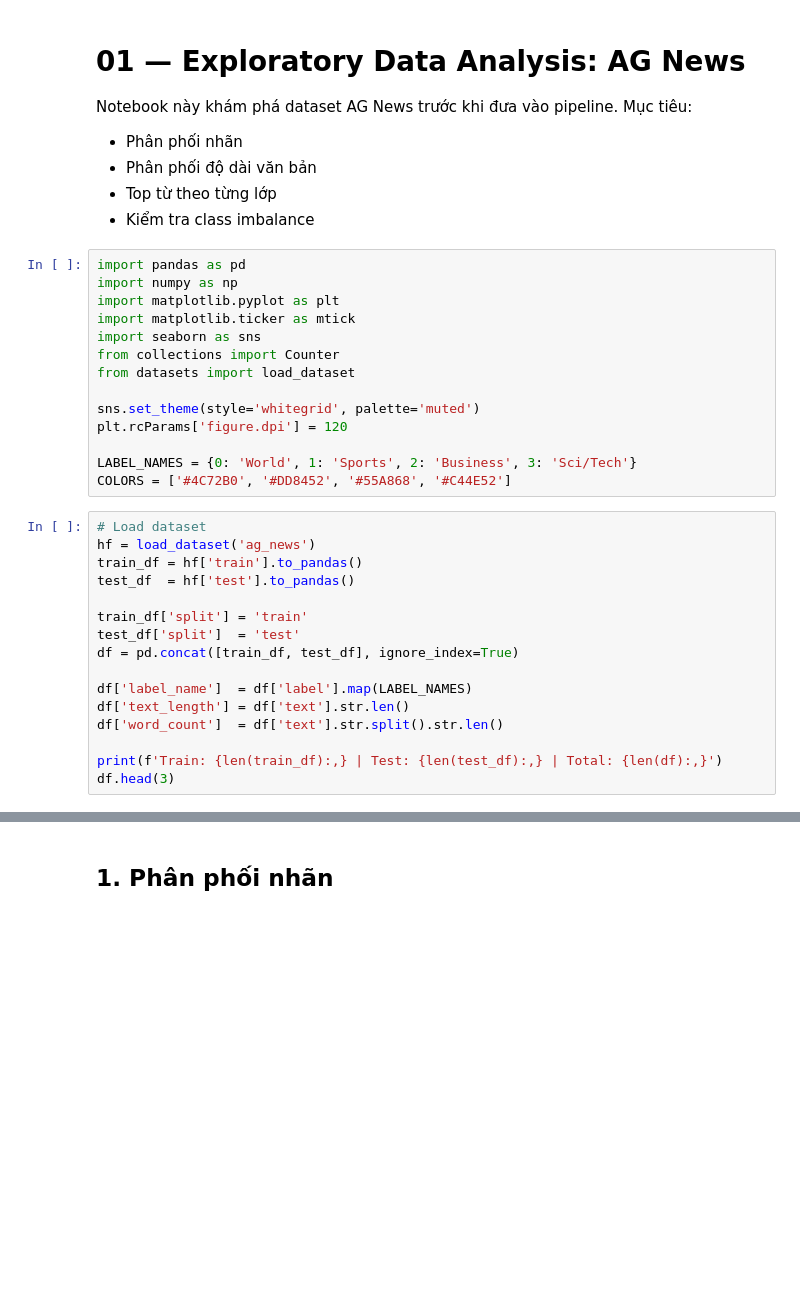
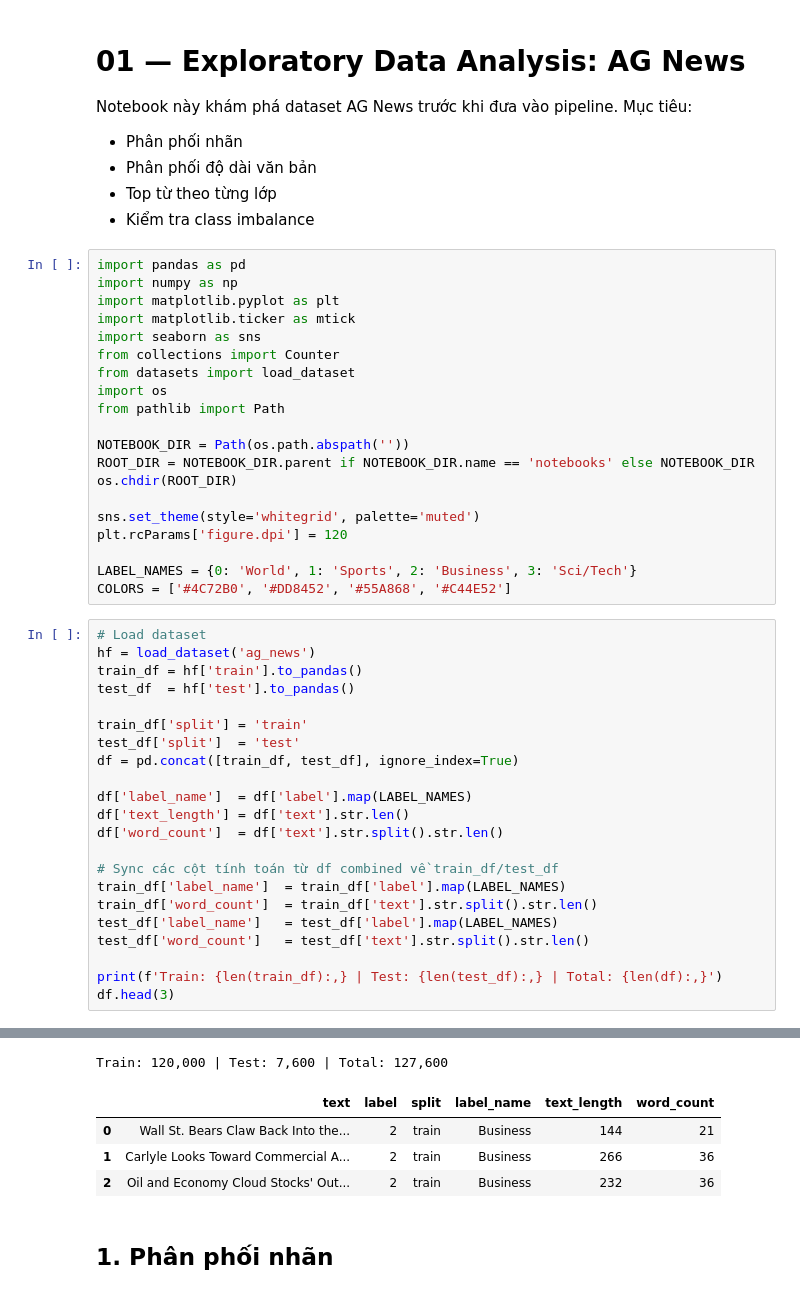
Before and after one commit to gwncmh/RAY-experiment, a Jupyter notebook: notebooks/01_eda.ipynb, the cells around one changed output, grey strips where cells are left out. Drawn from its saved outputs; the diff is of its cells as text; blank space fills up the shorter version.

```diff
--- a/notebooks/01_eda.ipynb
+++ b/notebooks/01_eda.ipynb
@@ -15,6 +15,12 @@ import matplotlib.ticker as mtick
 import seaborn as sns
 from collections import Counter
 from datasets import load_dataset
+import os
+from pathlib import Path
+
+NOTEBOOK_DIR = Path(os.path.abspath(''))
+ROOT_DIR = NOTEBOOK_DIR.parent if NOTEBOOK_DIR.name == 'notebooks' else NOTEBOOK_DIR
+os.chdir(ROOT_DIR)
 
 sns.set_theme(style='whitegrid', palette='muted')
 plt.rcParams['figure.dpi'] = 120
@@ -35,5 +41,12 @@ df['label_name']  = df['label'].map(LABEL_NAMES)
 df['text_length'] = df['text'].str.len()
 df['word_count']  = df['text'].str.split().str.len()
 
+# Sync các cột tính toán từ df combined về train_df/test_df
+train_df['label_name']  = train_df['label'].map(LABEL_NAMES)
+train_df['word_count']  = train_df['text'].str.split().str.len()
+test_df['label_name']   = test_df['label'].map(LABEL_NAMES)
+test_df['word_count']   = test_df['text'].str.split().str.len()
+
 print(f'Train: {len(train_df):,} | Test: {len(test_df):,} | Total: {len(df):,}')
 df.head(3)
+# %% [output]
@@ -40,3 +54,8 @@ df.head(3)
+Train: 120,000 | Test: 7,600 | Total: 127,600
+|  | text | label | split | label_name | text_length | word_count |
+| 0 | Wall St. Bears Claw Back Into the... | 2 | train | Business | 144 | 21 |
+| 1 | Carlyle Looks Toward Commercial A... | 2 | train | Business | 266 | 36 |
+| 2 | Oil and Economy Cloud Stocks' Out... | 2 | train | Business | 232 | 36 |
 # %% [markdown]
 ## 1. Phân phối nhãn
 # %%
```
Also changed, not shown: parts of 6 cells of this notebook, 13 other files.
